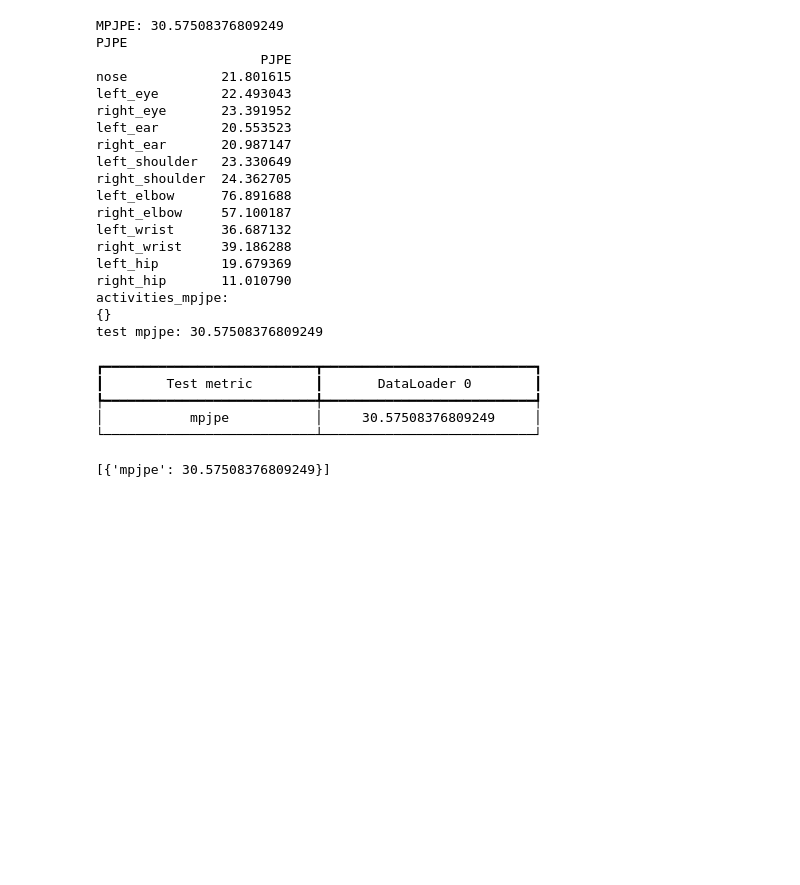
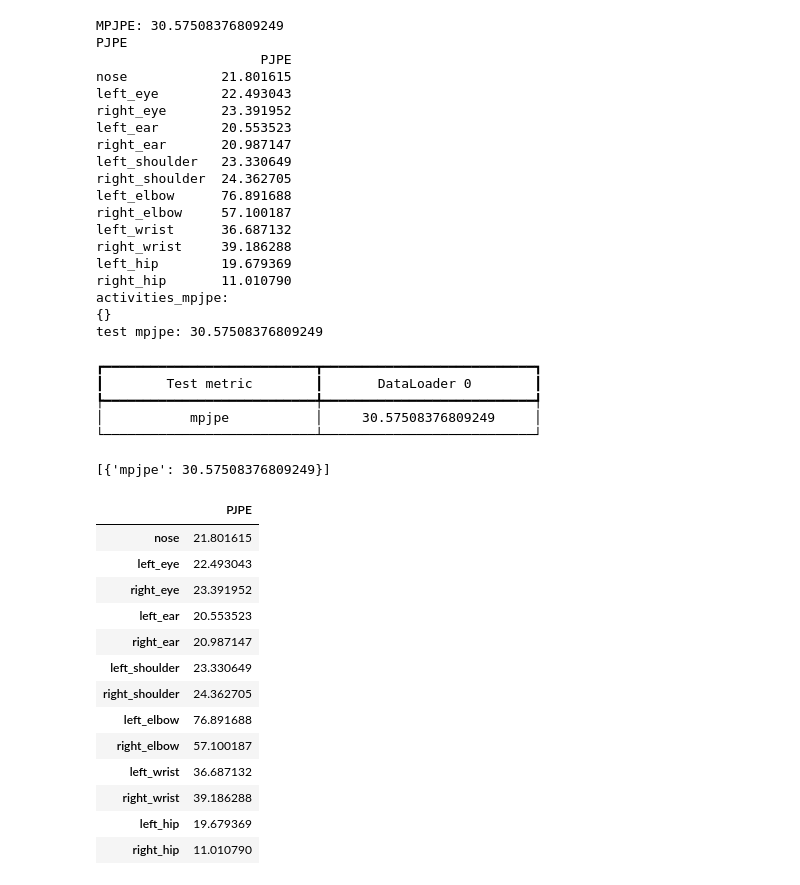
Before and after one commit to gentlerainsky/tuwien_thesis_3d_pose_estimation, a Jupyter notebook: script/lifter_2d_3d/linear_model/train/synthetic_cabin_ir/linear_model_with_2d_synthetic_cabin_ir_gt_2d_keypoint.ipynb, the cells around one changed output. Saved outputs shown, nothing was run; the diff lists cells and outputs as text; code cells hidden in the pictures; blank space fills up the shorter version.

```diff
--- a/script/lifter_2d_3d/linear_model/train/synthetic_cabin_ir/linear_model_with_2d_synthetic_cabin_ir_gt_2d_keypoint.ipynb
+++ b/script/lifter_2d_3d/linear_model/train/synthetic_cabin_ir/linear_model_with_2d_synthetic_cabin_ir_gt_2d_keypoint.ipynb
@@ -167,3 +167,20 @@ test mpjpe: 30.57508376809249
 │           mpjpe           │     30.57508376809249     │
 └───────────────────────────┴───────────────────────────┘
 [{'mpjpe': 30.57508376809249}]
+# %%
+trainer.model.test_history[0]['pjpe']
+# %% [output]
+|  | PJPE |
+| nose | 21.801615 |
+| left_eye | 22.493043 |
+| right_eye | 23.391952 |
+| left_ear | 20.553523 |
+| right_ear | 20.987147 |
+| left_shoulder | 23.330649 |
+| right_shoulder | 24.362705 |
+| left_elbow | 76.891688 |
+| right_elbow | 57.100187 |
+| left_wrist | 36.687132 |
+| right_wrist | 39.186288 |
+| left_hip | 19.679369 |
+| right_hip | 11.010790 |
```
Also changed, not shown: parts of 3 cells of this notebook, 26 other files.
